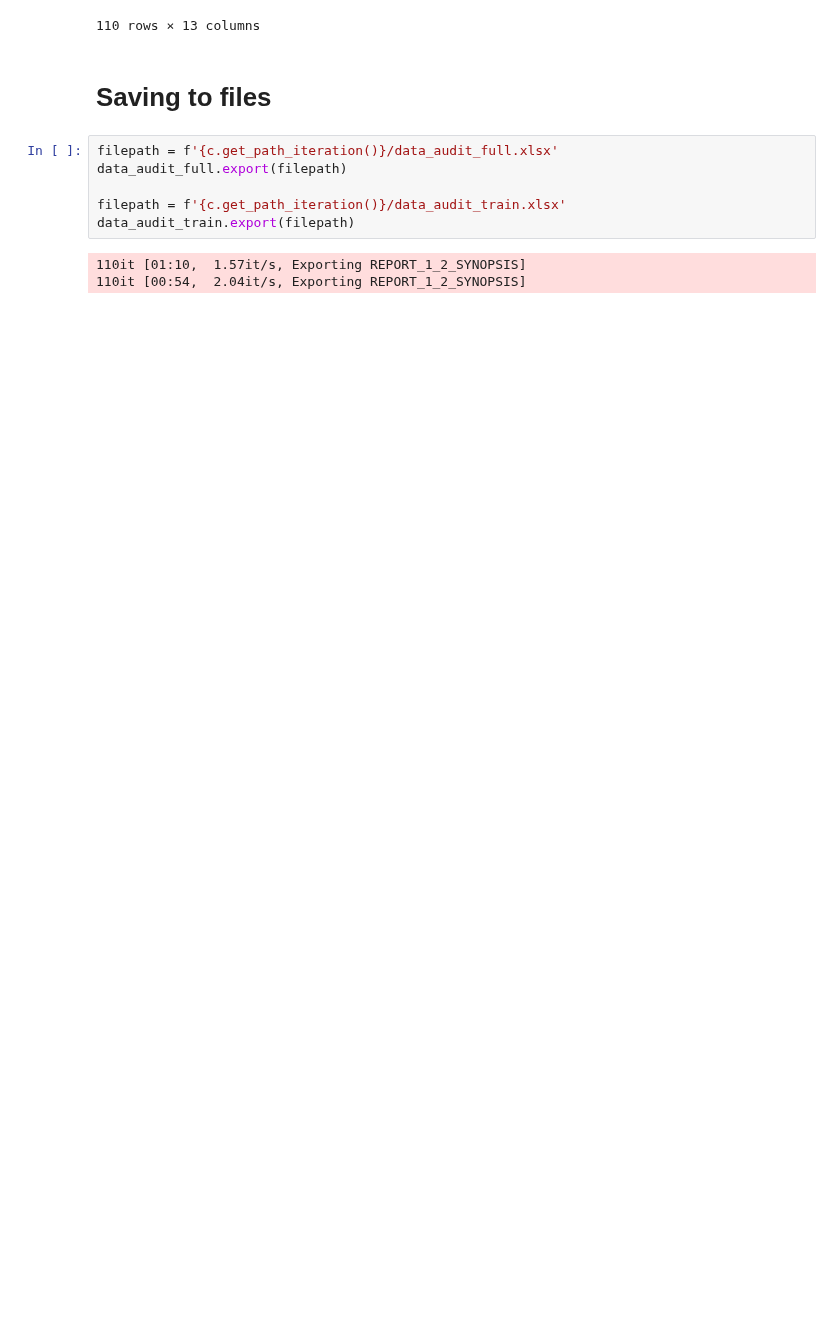
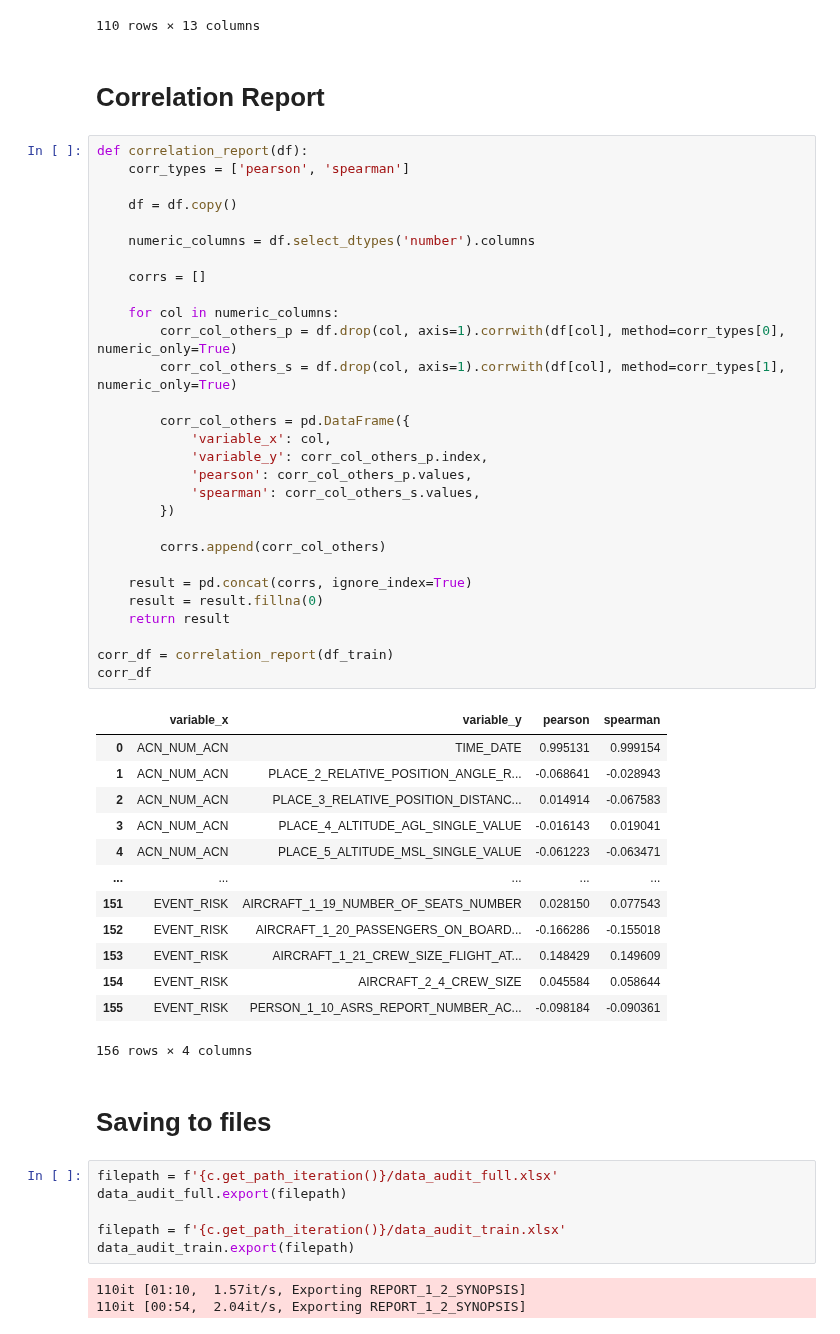
Before and after one commit to SimeonHristov99/AeroGuard, a Jupyter notebook: 01_Scripts/02_Univariate_analysis.ipynb, the cells around one changed output. Drawn from its saved outputs; the diff is of its cells as text; blank space fills up the shorter version.

Commit message:
Add correlation report.

```diff
--- a/01_Scripts/02_Univariate_analysis.ipynb
+++ b/01_Scripts/02_Univariate_analysis.ipynb
@@ -164,6 +164,51 @@ data_audit_train.view_summary()
 | 108 | REPORT_2_1_CALLBACK | . | object | 1.0000 | 0.9984 | <NA> | <NA> | <NA> | <NA> | <NA> | . | ... |
 | 109 | REPORT_1_2_SYNOPSIS | . | object | 0.9993 | 0.0000 | <NA> | <NA> | <NA> | <NA> | <NA> | . | ... |
 110 rows × 13 columns
+# %% [markdown]
+# Correlation Report
+# %%
+def correlation_report(df):
+    corr_types = ['pearson', 'spearman']
+
+    df = df.copy()
+
+    numeric_columns = df.select_dtypes('number').columns
+
+    corrs = []
+
+    for col in numeric_columns:
+        corr_col_others_p = df.drop(col, axis=1).corrwith(df[col], method=corr_types[0], numeric_only=True)
+        corr_col_others_s = df.drop(col, axis=1).corrwith(df[col], method=corr_types[1], numeric_only=True)
+
+        corr_col_others = pd.DataFrame({
+            'variable_x': col,
+            'variable_y': corr_col_others_p.index,
+            'pearson': corr_col_others_p.values,
+            'spearman': corr_col_others_s.values,
+        })
+
+        corrs.append(corr_col_others)
+
+    result = pd.concat(corrs, ignore_index=True)
+    result = result.fillna(0)
+    return result
+
+corr_df = correlation_report(df_train)
+corr_df
+# %% [output]
+|  | variable_x | variable_y | pearson | spearman |
+| 0 | ACN_NUM_ACN | TIME_DATE | 0.995131 | 0.999154 |
+| 1 | ACN_NUM_ACN | PLACE_2_RELATIVE_POSITION_ANGLE_R... | -0.068641 | -0.028943 |
+| 2 | ACN_NUM_ACN | PLACE_3_RELATIVE_POSITION_DISTANC... | 0.014914 | -0.067583 |
+| 3 | ACN_NUM_ACN | PLACE_4_ALTITUDE_AGL_SINGLE_VALUE | -0.016143 | 0.019041 |
+| 4 | ACN_NUM_ACN | PLACE_5_ALTITUDE_MSL_SINGLE_VALUE | -0.061223 | -0.063471 |
+| ... | ... | ... | ... | ... |
+| 151 | EVENT_RISK | AIRCRAFT_1_19_NUMBER_OF_SEATS_NUMBER | 0.028150 | 0.077543 |
+| 152 | EVENT_RISK | AIRCRAFT_1_20_PASSENGERS_ON_BOARD... | -0.166286 | -0.155018 |
+| 153 | EVENT_RISK | AIRCRAFT_1_21_CREW_SIZE_FLIGHT_AT... | 0.148429 | 0.149609 |
+| 154 | EVENT_RISK | AIRCRAFT_2_4_CREW_SIZE | 0.045584 | 0.058644 |
+| 155 | EVENT_RISK | PERSON_1_10_ASRS_REPORT_NUMBER_AC... | -0.098184 | -0.090361 |
+156 rows × 4 columns
 # %% [markdown]
 # Saving to files
 # %%
```
Also changed, not shown: parts of 1 cell of this notebook, 1 other file.
